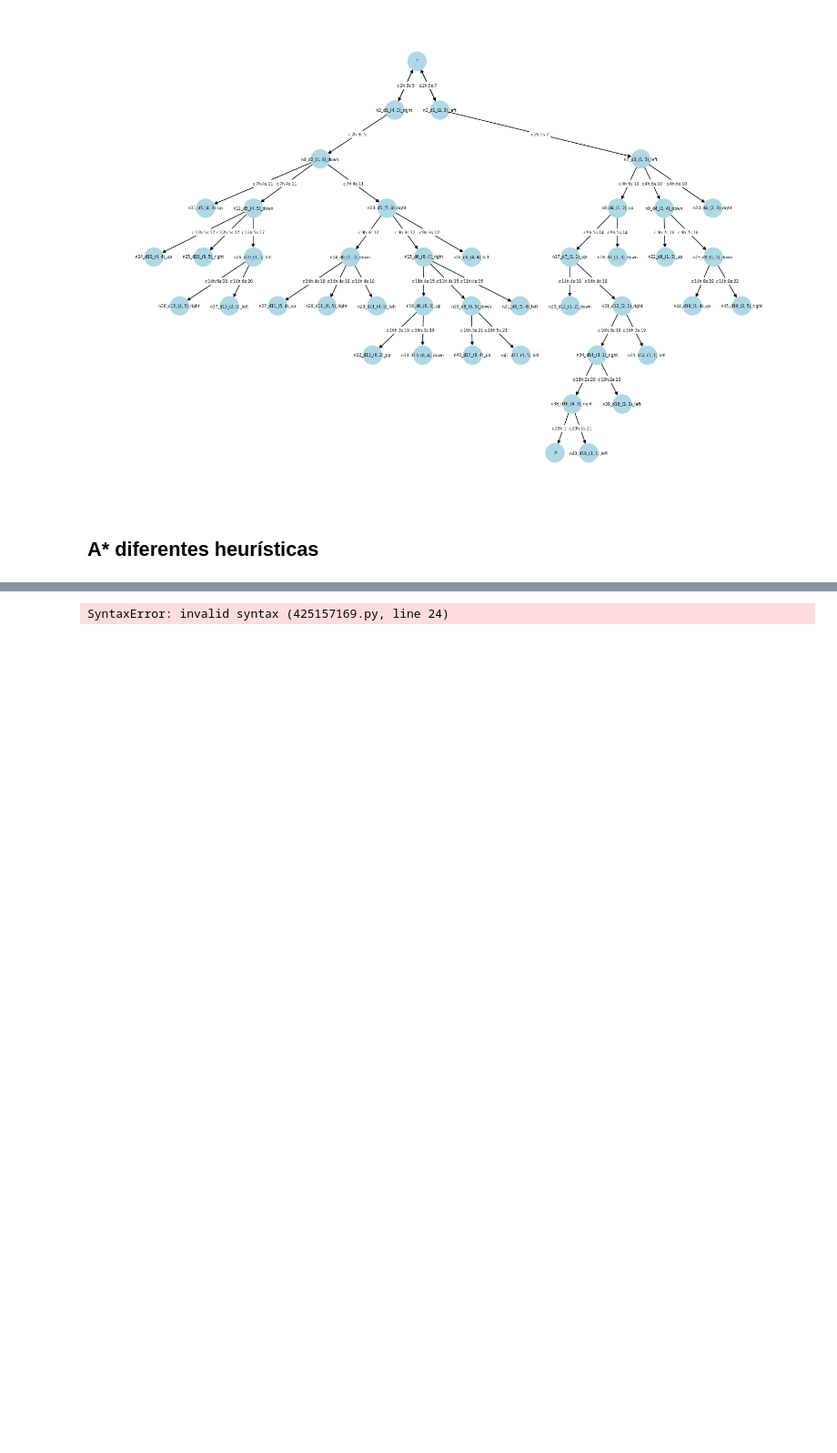
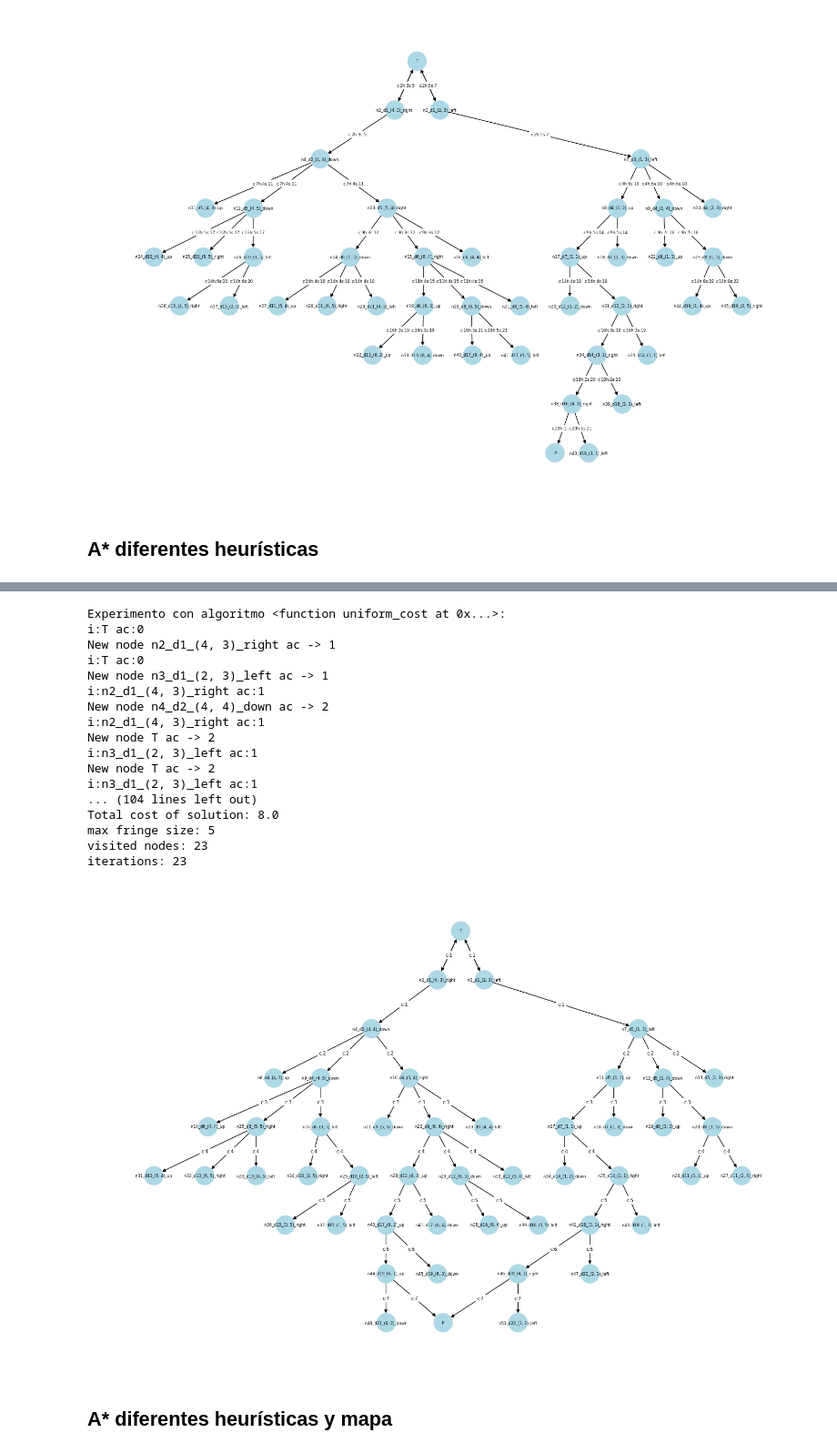
Before and after one commit to UNIR-RPA/UNIR-RPA-ACTIVIDAD-1, a Jupyter notebook: miunar04_act1/Cuaderno_Actividad_1_Búsqueda.ipynb, the cells around one changed output, grey strips where cells are left out. Shown at 91% size. Saved outputs shown, nothing was run; the diff lists cells and outputs as text; code cells hidden in the pictures; blank space fills up the shorter version.

```diff
--- a/miunar04_act1/Cuaderno_Actividad_1_Búsqueda.ipynb
+++ b/miunar04_act1/Cuaderno_Actividad_1_Búsqueda.ipynb
@@ -814,36 +825,55 @@ COSTS = {
     "down": 1.0,
     "right": 1.0,
     "left": 1.0,
-}5
+}
 
 
 node_count = 0
 nodes = []
 edges = []
 depth_count = 1
 label_with_heuristic_number = False
 
 algorithms=(uniform_cost,)
 main (MAP_ASCII, COSTS, algorithms)
 
 # Crear un grafo tipo árbol
 G = nx.DiGraph()
 
 G.add_edges_from(edges)
 
 # for edge in edges:
 #     print(edge)
 
 # Dibujar el grafo con un diseño jerárquico
 pos = nx.nx_agraph.graphviz_layout(G, prog="dot")  # Necesita Graphviz instalado
 plt.figure(figsize=(15, 10))
 nx.draw(G, pos, with_labels=True, arrows=True, node_size=800, node_color="lightblue", font_size=6)
 
 # Get edge labels and draw them
 edge_labels = nx.get_edge_attributes(G, "cost")
 nx.draw_networkx_edge_labels(G, pos, edge_labels=edge_labels, font_size=7, rotate=False)
 
 # Mostrar el árbol
 plt.show()
 # %% [output]
-SyntaxError: invalid syntax (425157169.py, line 24)
+Experimento con algoritmo <function uniform_cost at 0x...>:
+i:T ac:0
+New node n2_d1_(4, 3)_right ac -> 1
+i:T ac:0
+New node n3_d1_(2, 3)_left ac -> 1
+i:n2_d1_(4, 3)_right ac:1
+New node n4_d2_(4, 4)_down ac -> 2
+i:n2_d1_(4, 3)_right ac:1
+New node T ac -> 2
+i:n3_d1_(2, 3)_left ac:1
+New node T ac -> 2
+i:n3_d1_(2, 3)_left ac:1
+... (104 lines left out)
+Total cost of solution: 8.0
+max fringe size: 5
+visited nodes: 23
+iterations: 23
+[figure, added]
+# %% [markdown]
+## A* diferentes heurísticas y mapa
```
Also changed, not shown: parts of 12 cells of this notebook.
